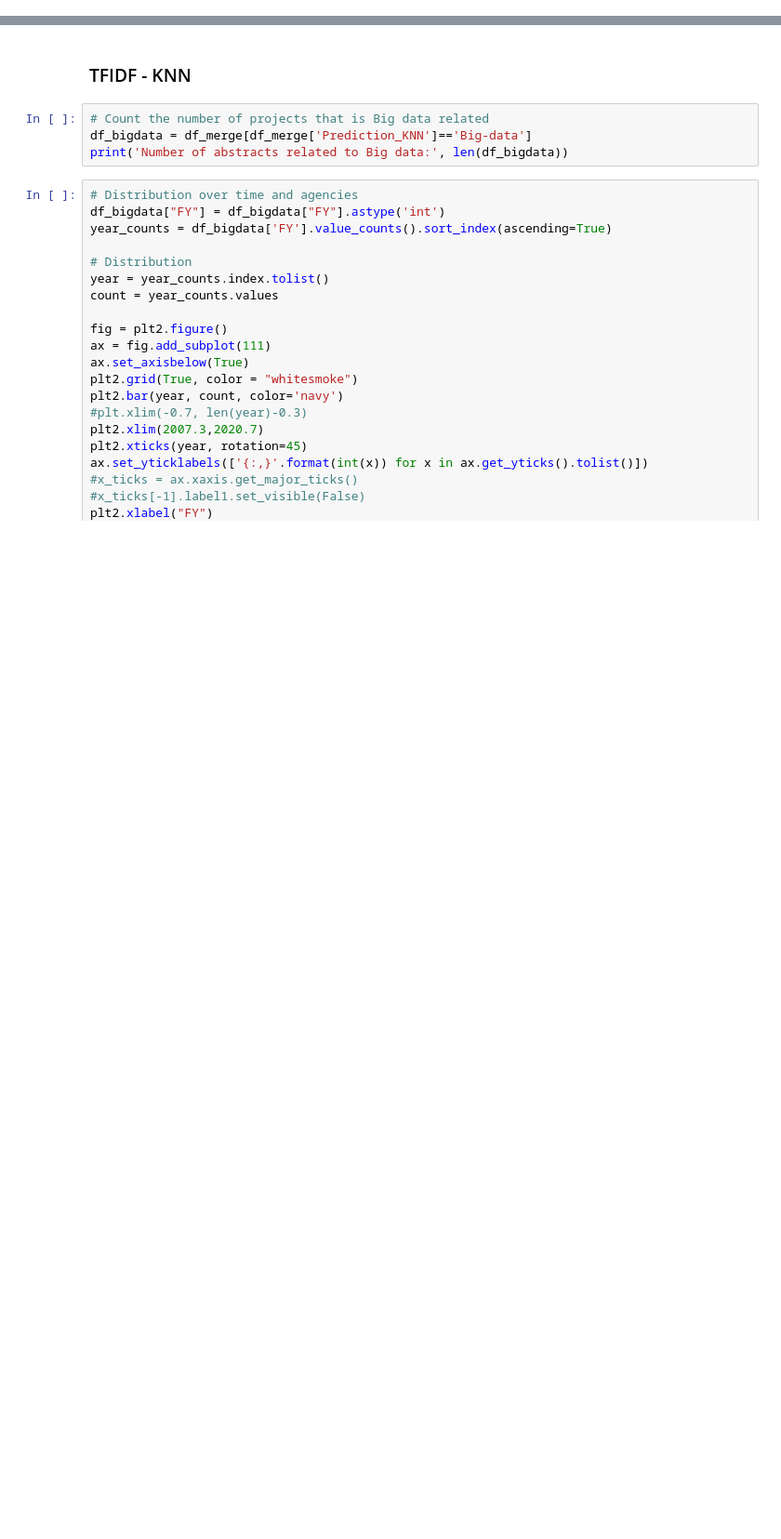
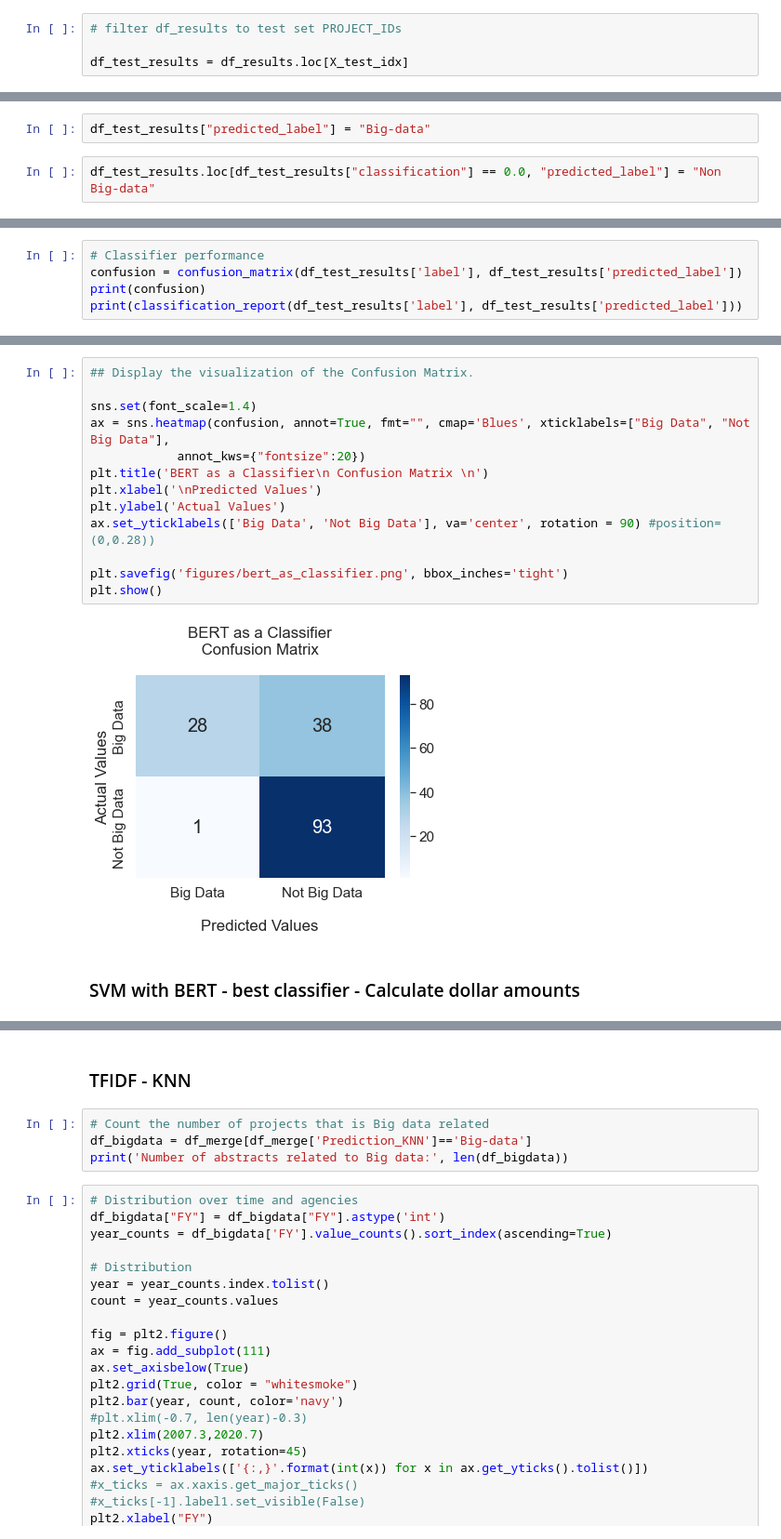
Before and after one commit to uva-bi-sdad/publicrd, a Jupyter notebook: src/Digitalization/classifiers/final_training_set/results_analysis.ipynb, the cells around one changed output, grey strips where cells are left out. Shown: that part at 93% size. Drawn from its saved outputs; the diff is of its cells as text; blank space fills up the shorter version.

Commit message:
file dump from big data work

```diff
--- a/src/Digitalization/classifiers/final_training_set/results_analysis.ipynb
+++ b/src/Digitalization/classifiers/final_training_set/results_analysis.ipynb
@@ -0,0 +138,4 @@
+# %%
+# filter df_results to test set PROJECT_IDs
+
+df_test_results = df_results.loc[X_test_idx]
@@ -0,0 +151,4 @@
+# %%
+df_test_results["predicted_label"] = "Big-data"
+# %%
+df_test_results.loc[df_test_results["classification"] == 0.0, "predicted_label"] = "Non Big-data"
@@ -0,0 +176,5 @@
+# %%
+# Classifier performance
+confusion = confusion_matrix(df_test_results['label'], df_test_results['predicted_label'])
+print(confusion)
+print(classification_report(df_test_results['label'], df_test_results['predicted_label']))
@@ -0,0 +192,17 @@
+# %%
+## Display the visualization of the Confusion Matrix.
+
+sns.set(font_scale=1.4)
+ax = sns.heatmap(confusion, annot=True, fmt="", cmap='Blues', xticklabels=["Big Data", "Not Big Data"],
+            annot_kws={"fontsize":20})
+plt.title('BERT as a Classifier\n Confusion Matrix \n')
+plt.xlabel('\nPredicted Values')
+plt.ylabel('Actual Values')
+ax.set_yticklabels(['Big Data', 'Not Big Data'], va='center', rotation = 90) #position=(0,0.28))
+
+plt.savefig('figures/bert_as_classifier.png', bbox_inches='tight')
+plt.show()
+# %% [output]
+[figure, added]
+# %% [markdown]
+### SVM with BERT - best classifier - Calculate dollar amounts
```
Also changed, not shown: parts of 40 cells of this notebook, 14 other files.
